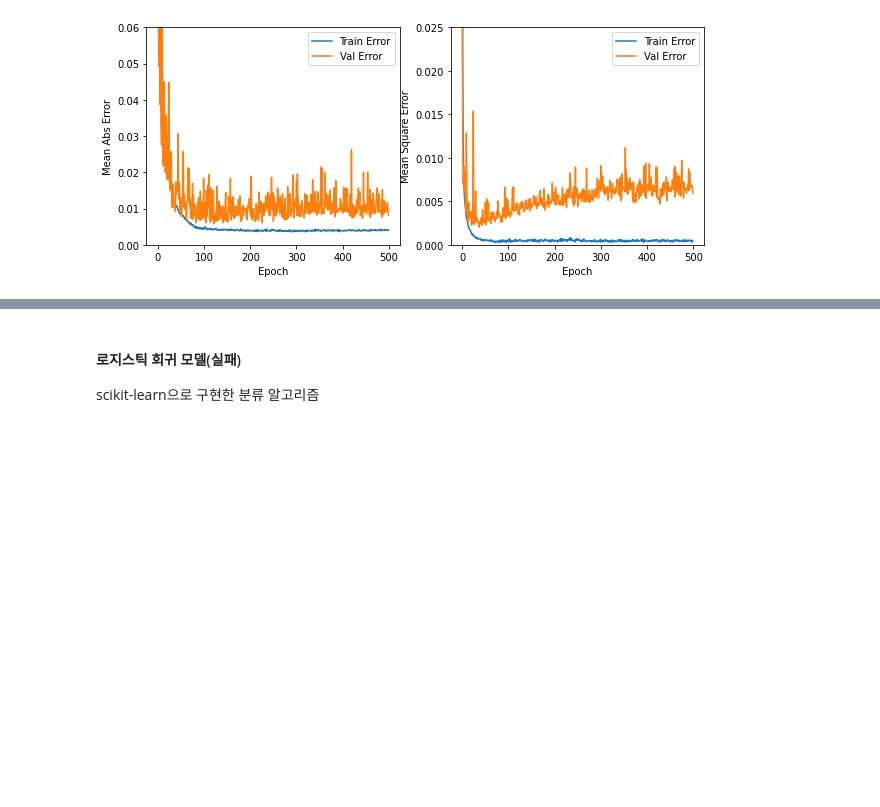
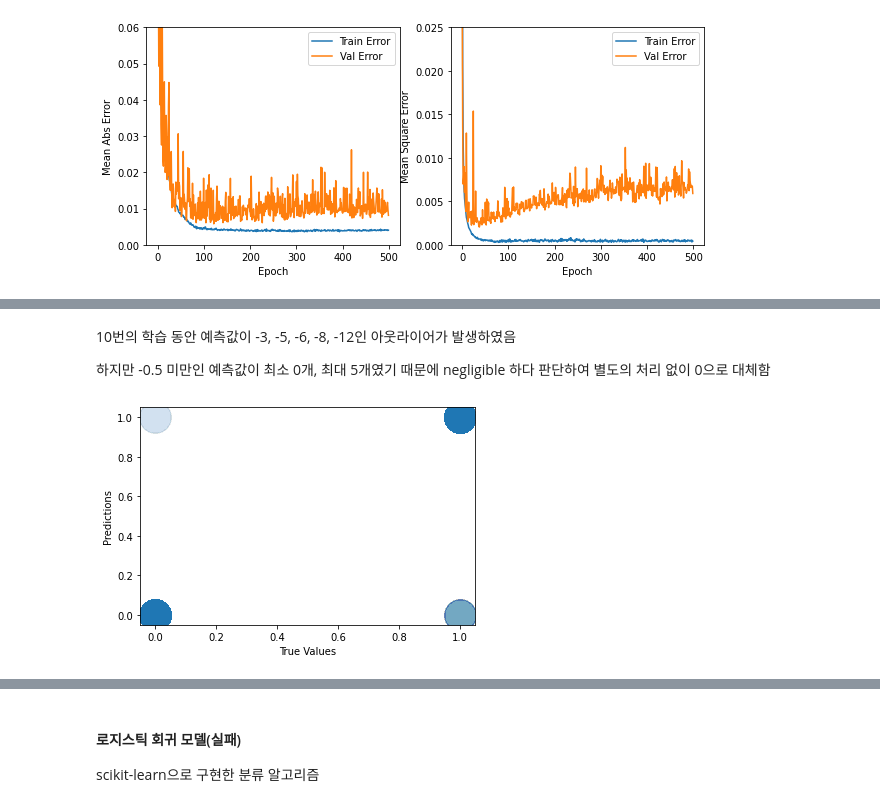
Before and after one commit to engineercha/engineercha, a Jupyter notebook: 졸프.ipynb, the cells around one changed output, grey strips where cells are left out. Drawn from its saved outputs; the diff is of its cells as text; code cells hidden in the pictures; blank space fills up the shorter version.

```diff
--- a/졸프.ipynb
+++ b/졸프.ipynb
@@ -251,0 +272,13 @@ print("◎ 테스트 세트의 평균 절대 오차: {:5.4f}".format(mae))
+# %% [markdown]
+10번의 학습 동안 예측값이 -3, -5, -6, -8, -12인 아웃라이어가 발생하였음
+
+하지만 -0.5 미만인 예측값이 최소 0개, 최대 5개였기 때문에 negligible 하다 판단하여 별도의 처리 없이 0으로 대체함
+# %%
+pred=np.array([1 if i>=0.5 else 0 for i in list(test_predictions)])
+
+plt.scatter(test_labels, pred, s=1000, alpha=0.01)
+plt.xlabel('True Values')
+plt.ylabel('Predictions')
+plt.show()
+# %% [output]
+[figure, added]
```
Also changed, not shown: parts of 67 cells of this notebook.
